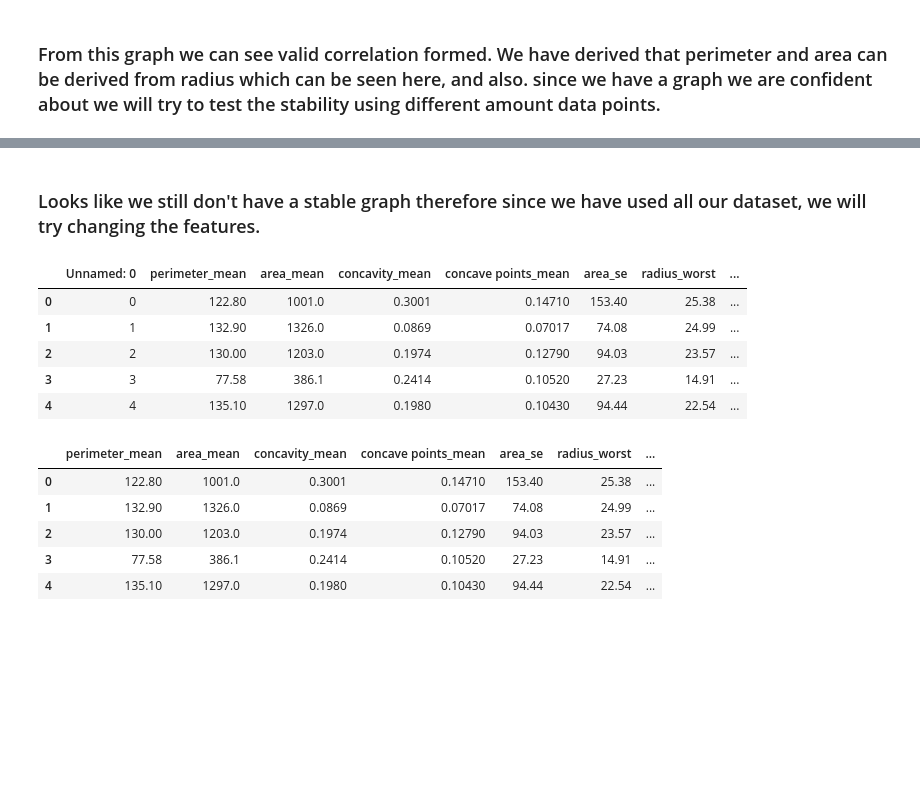
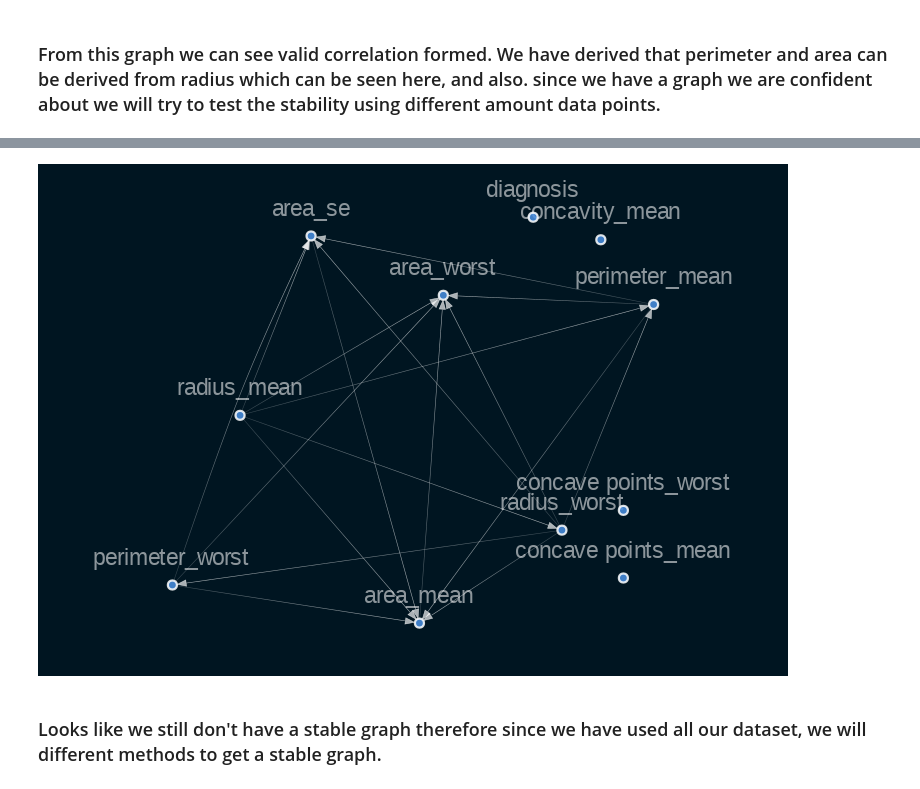
Before and after one commit to DiboraHaile/Casualty, a Jupyter notebook: notebooks/Causality.ipynb, the cells around one changed output, grey strips where cells are left out. Cells and saved outputs as stored; diff of their text form; code cells hidden in the pictures; blank space fills up the shorter version.

Commit message:
edit causal graph notebook

```diff
--- a/notebooks/Causality.ipynb
+++ b/notebooks/Causality.ipynb
@@ -151,0 +134,3 @@ similarity_graph1_graph2,similarity_graph2_graph3
+# %%
+graph3.plot_graph()
+# %% [output]
@@ -152,2 +154,3 @@ similarity_graph1_graph2,similarity_graph2_graph3
+[figure, added]
 # %% [markdown]
-### Looks like we still don't have a stable graph therefore since we have used all our dataset, we will try changing the features.
+### Looks like we still don't have a stable graph therefore since we have used all our dataset, we will different methods to get a stable graph.
@@ -156,21 +156,0 @@ data = load_csv("data/data.csv")
-# %%
-data.head()
-# %% [output]
-|  | Unnamed: 0 | perimeter_mean | area_mean | concavity_mean | concave points_mean | area_se | radius_worst | ... |
-| 0 | 0 | 122.80 | 1001.0 | 0.3001 | 0.14710 | 153.40 | 25.38 | ... |
-| 1 | 1 | 132.90 | 1326.0 | 0.0869 | 0.07017 | 74.08 | 24.99 | ... |
-| 2 | 2 | 130.00 | 1203.0 | 0.1974 | 0.12790 | 94.03 | 23.57 | ... |
-| 3 | 3 | 77.58 | 386.1 | 0.2414 | 0.10520 | 27.23 | 14.91 | ... |
-| 4 | 4 | 135.10 | 1297.0 | 0.1980 | 0.10430 | 94.44 | 22.54 | ... |
-# %%
-from sklearn.preprocessing import LabelEncoder
-data["diagnosis"] = encode(data["diagnosis"])
-
-graph_data.head(5)
-# %% [output]
-|  | perimeter_mean | area_mean | concavity_mean | concave points_mean | area_se | radius_worst | ... |
-| 0 | 122.80 | 1001.0 | 0.3001 | 0.14710 | 153.40 | 25.38 | ... |
-| 1 | 132.90 | 1326.0 | 0.0869 | 0.07017 | 74.08 | 24.99 | ... |
-| 2 | 130.00 | 1203.0 | 0.1974 | 0.12790 | 94.03 | 23.57 | ... |
-| 3 | 77.58 | 386.1 | 0.2414 | 0.10520 | 27.23 | 14.91 | ... |
-| 4 | 135.10 | 1297.0 | 0.1980 | 0.10430 | 94.44 | 22.54 | ... |
```
Also changed, not shown: parts of 28 cells of this notebook.
